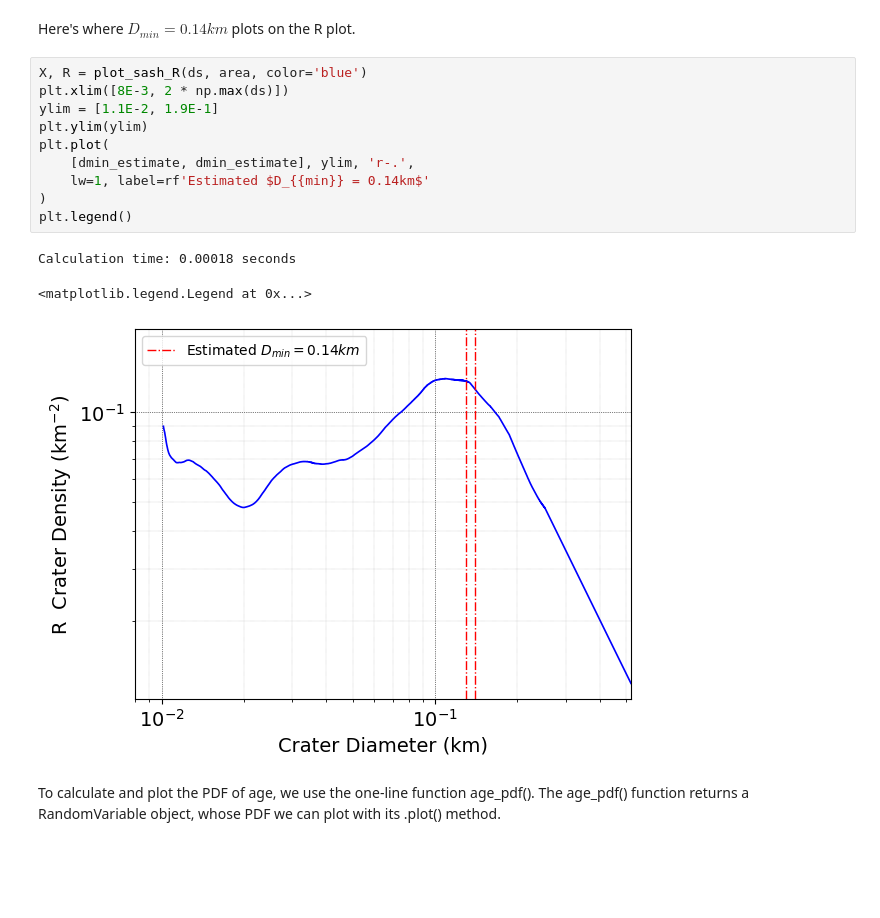
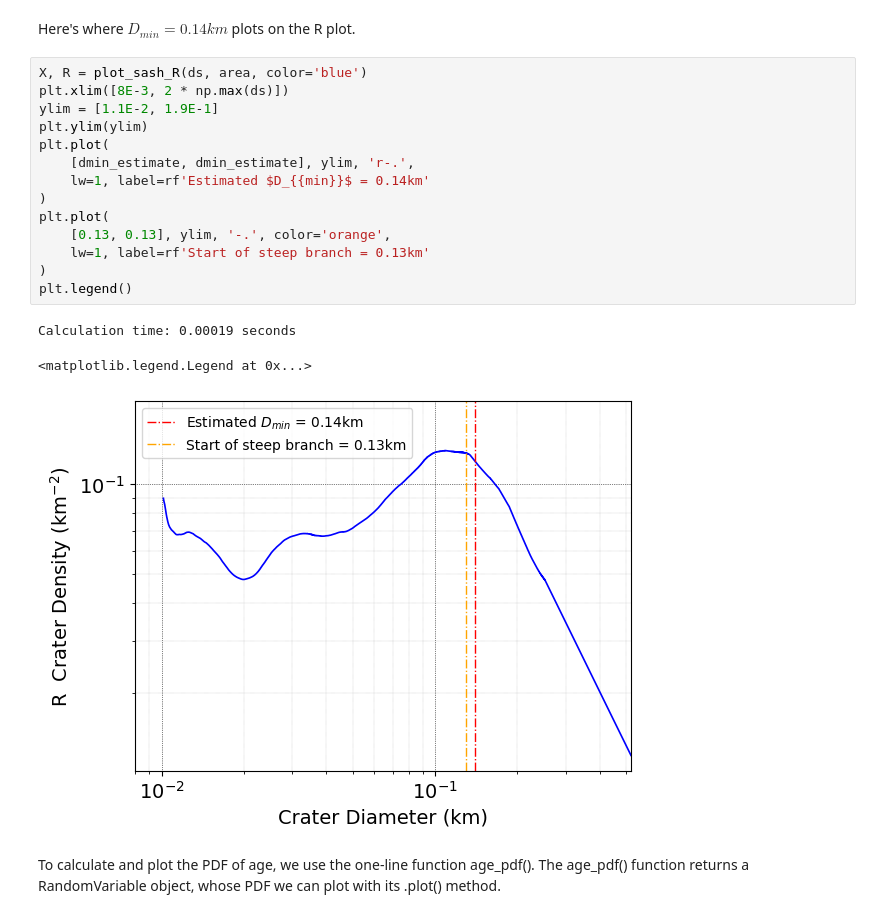
Before and after one commit to samwbell/cratersfd, a Jupyter notebook: examples/age_calculation_example.ipynb, the cells around one changed output. Cells and saved outputs as stored; diff of their text form; blank space fills up the shorter version.

```diff
--- a/examples/age_calculation_example.ipynb
+++ b/examples/age_calculation_example.ipynb
@@ -95,17 +95,21 @@ Here's where $D_{{min}} = 0.14km$ plots on the R plot.
 # %%
 X, R = plot_sash_R(ds, area, color='blue')
 plt.xlim([8E-3, 2 * np.max(ds)])
 ylim = [1.1E-2, 1.9E-1]
 plt.ylim(ylim)
 plt.plot(
     [dmin_estimate, dmin_estimate], ylim, 'r-.',
-    lw=1, label=rf'Estimated $D_{{min}} = 0.14km$'
+    lw=1, label=rf'Estimated $D_{{min}}$ = 0.14km'
+)
+plt.plot(
+    [0.13, 0.13], ylim, '-.', color='orange',
+    lw=1, label=rf'Start of steep branch = 0.13km'
 )
 plt.legend()
 # %% [output]
-Calculation time: 0.00018 seconds
+Calculation time: 0.00019 seconds
 <matplotlib.legend.Legend at 0x...>
-[figure, old version]
+[figure, new version]
 # %% [markdown]
 To calculate and plot the PDF of age, we use the one-line function age_pdf().  The age_pdf() function returns a RandomVariable object, whose PDF we can plot with its .plot() method.
 # %%
```
Also changed, not shown: parts of 8 cells of this notebook, 14 other files.
